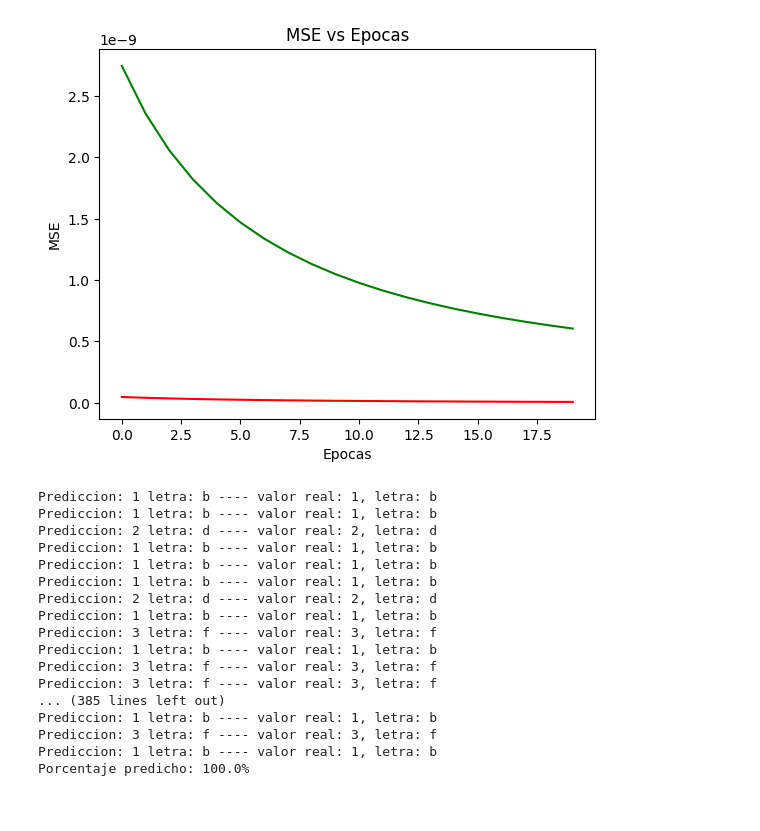
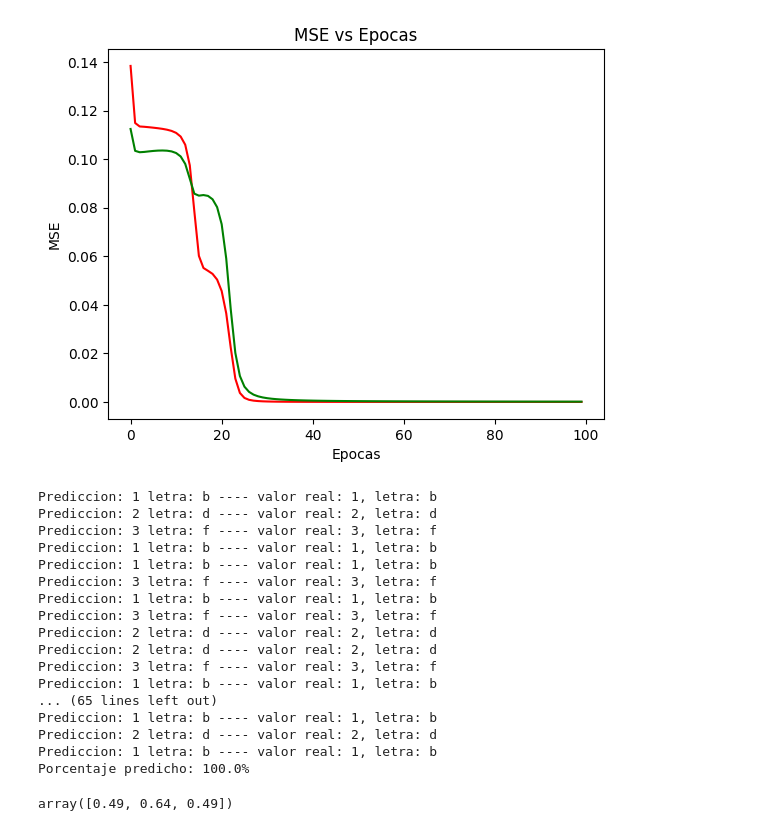
Before and after one commit to CrlsAlejandro97/Perceptron-Multicapa, a Jupyter notebook: src/preCore.ipynb, the cells around one changed output. Drawn from its saved outputs; the diff is of its cells as text; code cells hidden in the pictures.

```diff
--- a/src/preCore.ipynb
+++ b/src/preCore.ipynb
@@ -101,13 +101,13 @@ for letra in data_validation:
     y_test = letra[100:]
     letras_validation.append((x_test, y_test))
 # %%
-
+epocas = 100
 err_train_epoc = []
 err_valid_epoc = []
 
-for epoc in range(20):
-    err_training = []
-    err_validation =[]
+for epoc in range(epocas):
+    err_training = np.array([0,0,0])
+    err_validation = np.array([0,0,0])
     #TRAINING
     for i in range(len(letras_train)):
         #Primer capa
@@ -141,7 +141,7 @@ for epoc in range(20):
 
 
         Ye = np.array(letras_train[i][1])
-        err_training.append(Ye - ys3)
+        err_training = err_training + ((Ye-ys3)**2)
 
         #er_training = ((ys3 - Ye)**2)
         #!!-------Backpropagation-----!!
@@ -184,9 +184,8 @@ for epoc in range(20):
         ys3 = np.array(ys3)
 
         Ye = np.array(letras_validation[i][1])
-        err_validation.append(Ye - ys3)
+        err_validation = err_validation + ((Ye-ys3)**2)
 
-    err_mean_train = np.mean(np.array(err_training))
-    err_mean_vali = np.mean(np.array(err_validation))
-    err_train_epoc.append(get_mse(err_mean_train,len(letras_train)))
-    err_valid_epoc.append(get_mse(err_mean_vali,len(letras_validation)))
+
+    err_train_epoc.append(get_mse(np.mean(err_training),len(letras_train)))
+    err_valid_epoc.append(get_mse(np.mean(err_validation),len(letras_validation)))
@@ -193,15 +194,15 @@ for epoc in range(20):
 # %%
 err_train_epoc = np.array(err_train_epoc)
 err_valid_epoc = np.array(err_valid_epoc)
-x = np.array([i for i in range(20)])
+x = np.array([i for i in range(epocas)])
 plt.plot(x,err_train_epoc, color = 'r')
 plt.plot(x,err_valid_epoc, color = 'g')
 plt.title('MSE vs Epocas')
 plt.xlabel('Epocas')
 plt.ylabel('MSE')
 plt.show()
 # %% [output]
-[figure, old version]
+[figure, new version]
 # %%
 
 ## PREDICT
@@ -255,20 +256,28 @@ for i in range(len(letras_train)):
     print("Prediccion: {} letra: {} ---- valor real: {}, letra: {}".format( np.argmax(ys3)+1,letra[ np.argmax(ys3)],np.argmax(letras_train[i][1])+1,letra[np.argmax(letras_train[i][1])] ))
 print("Porcentaje predicho: {}%".format((porcentaje/len(letras_train))*100))
 # %% [output]
-Prediccion: 1 letra: b ---- valor real: 1, letra: b
 Prediccion: 1 letra: b ---- valor real: 1, letra: b
 Prediccion: 2 letra: d ---- valor real: 2, letra: d
+Prediccion: 3 letra: f ---- valor real: 3, letra: f
 Prediccion: 1 letra: b ---- valor real: 1, letra: b
-Prediccion: 1 letra: b ---- valor real: 1, letra: b
-Prediccion: 1 letra: b ---- valor real: 1, letra: b
-Prediccion: 2 letra: d ---- valor real: 2, letra: d
 Prediccion: 1 letra: b ---- valor real: 1, letra: b
 Prediccion: 3 letra: f ---- valor real: 3, letra: f
 Prediccion: 1 letra: b ---- valor real: 1, letra: b
 Prediccion: 3 letra: f ---- valor real: 3, letra: f
-Prediccion: 3 letra: f ---- valor real: 3, letra: f
-... (385 lines left out)
-Prediccion: 1 letra: b ---- valor real: 1, letra: b
+Prediccion: 2 letra: d ---- valor real: 2, letra: d
+Prediccion: 2 letra: d ---- valor real: 2, letra: d
 Prediccion: 3 letra: f ---- valor real: 3, letra: f
 Prediccion: 1 letra: b ---- valor real: 1, letra: b
+... (65 lines left out)
+Prediccion: 1 letra: b ---- valor real: 1, letra: b
+Prediccion: 2 letra: d ---- valor real: 2, letra: d
+Prediccion: 1 letra: b ---- valor real: 1, letra: b
 Porcentaje predicho: 100.0%
+# %%
+C = np.array([0,0,0])
+A = np.array([1,1,1])
+B = np.array([0.3,0.2,0.3])
+C = C + (A-B)**2
+C
+# %% [output]
+array([0.49, 0.64, 0.49])
```
Also changed, not shown: parts of 1 cell of this notebook, 1 other file.
